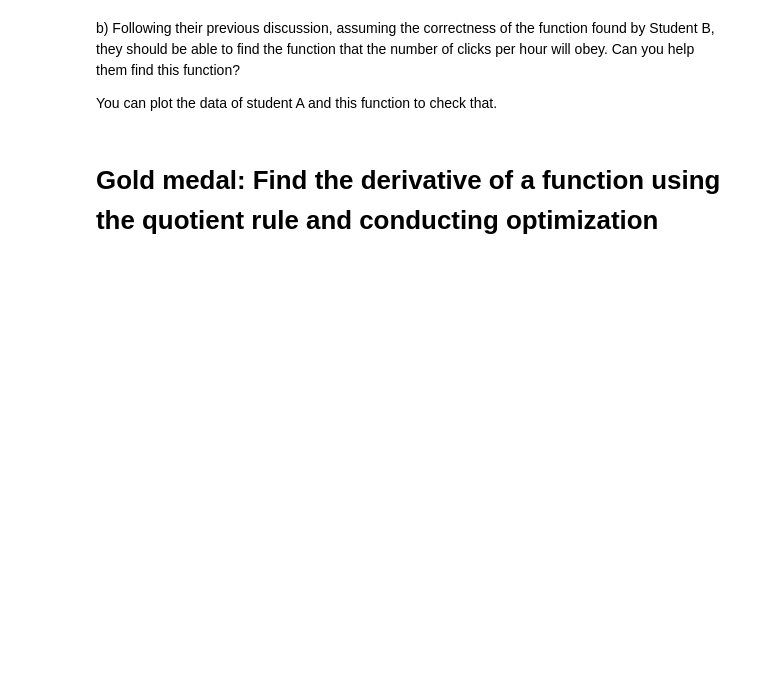
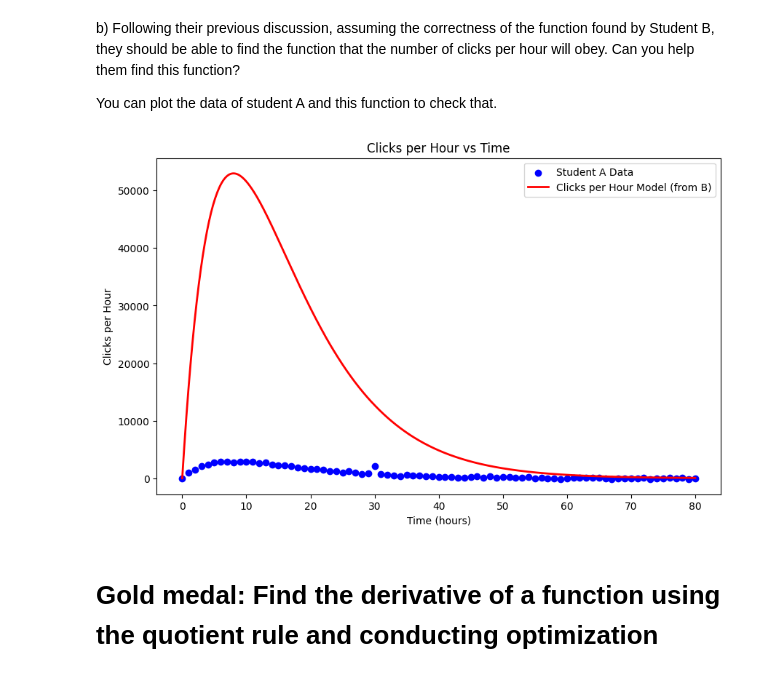
Before and after one commit to bhassant202/computational-thinking-week-individual-15400395-, a Jupyter notebook: challenge_calculus/Review_Calculus.ipynb, the cells around one changed output. Saved outputs shown, nothing was run; the diff lists cells and outputs as text; code cells hidden in the pictures; blank space fills up the shorter version.

```diff
--- a/challenge_calculus/Review_Calculus.ipynb
+++ b/challenge_calculus/Review_Calculus.ipynb
@@ -159,23 +178,22 @@ b) Following their previous discussion, assuming the correctness of the function
 
 You can plot the data of student A and this function to check that.
 # %%
-import numpy as np
+def DerivativeExp(x):
+    return 18000 * x * np.exp(-x/8)
 
-def DerivativeExp(x):
-
-    return 1000 * x * np.exp(-x/8)
-
-x_model = np.linspace(0, 80, 400)
+x_model = np.linspace(0, 80, 500)
 y_model = DerivativeExp(x_model)
 
-# Plot
-plt.figure(figsize=(10,6))
-plt.scatter(x_a, y_a, color="blue", label="Student A data")
-plt.plot(x_model, y_model, color="red", linewidth=2, label="Student B implied model (1000·x·e^(-x/8))")
-plt.xlabel("Time (hours)")
-plt.ylabel("Clicks per hour")
-plt.title("Clicks per hour: Student A vs Student B’s exponential model")
+plt.figure(figsize=(10, 6))
+plt.scatter(x_data, y_data, color='blue', label='Student A Data')
+plt.plot(x_model, y_model, color='red', linewidth=2, label='Clicks per Hour Model (from B)')
+plt.xlabel('Time (hours)')
+plt.ylabel('Clicks per Hour')
+plt.title('Clicks per Hour vs Time')
+plt.legend()
 plt.show()
+# %% [output]
+[figure, added]
 # %% [markdown]
 # Gold medal: Find the derivative of a function using the quotient rule and conducting optimization
 # %% [markdown]
```
Also changed, not shown: parts of 6 cells of this notebook, 1 other file.
